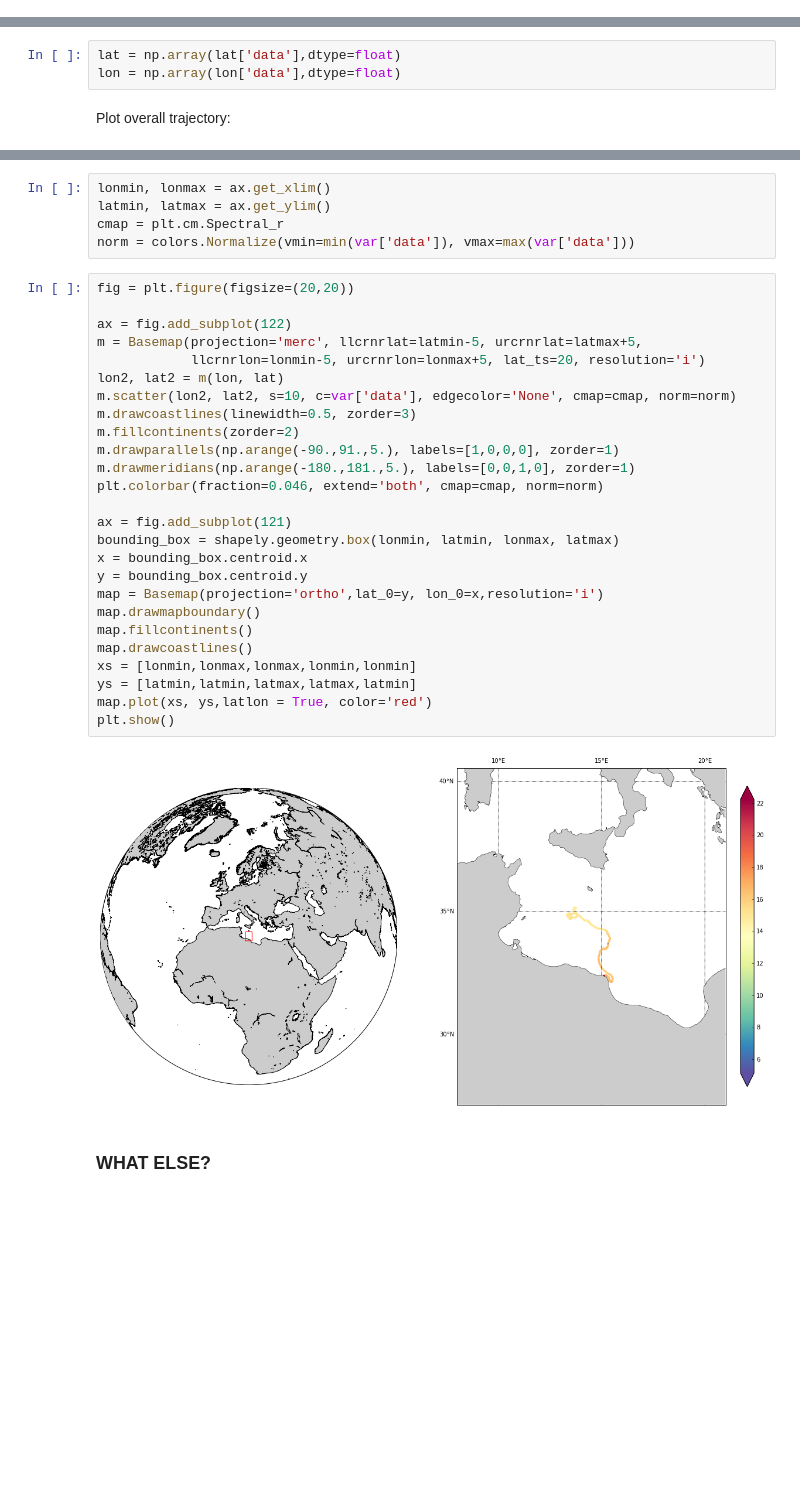
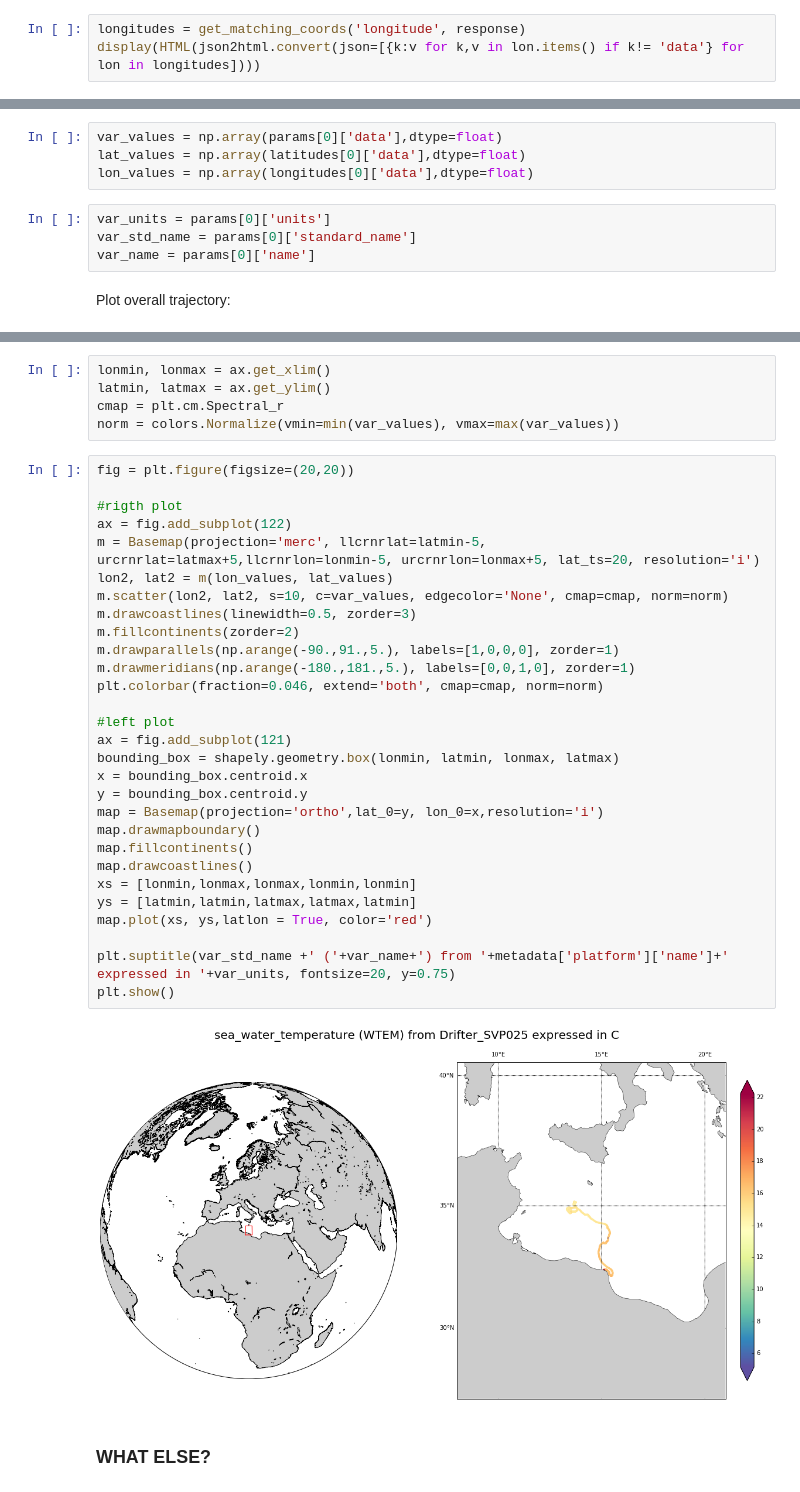
Before and after one commit to socib/API_examples, a Jupyter notebook: data_sources/requesting_a_data_sources_data.ipynb, the cells around one changed output, grey strips where cells are left out. Saved outputs shown, nothing was run; the diff lists cells and outputs as text; blank space fills up the shorter version.

Commit message:
notebooks updates to match last API changes in layout and query parameters

```diff
--- a/data_sources/requesting_a_data_sources_data.ipynb
+++ b/data_sources/requesting_a_data_sources_data.ipynb
@@ -196,0 +217,3 @@ lon = get_coordinate(response, coord_name_2,'L1','trajectory')[0]
+# %%
+longitudes = get_matching_coords('longitude', response)
+display(HTML(json2html.convert(json=[{k:v for k,v in lon.items() if k!= 'data'} for lon in longitudes])))
@@ -197,6 +225,11 @@ lon = get_coordinate(response, coord_name_2,'L1','trajectory')[0]
 # %%
-lat = np.array(lat['data'],dtype=float)
-lon = np.array(lon['data'],dtype=float)
+var_values = np.array(params[0]['data'],dtype=float)
+lat_values = np.array(latitudes[0]['data'],dtype=float)
+lon_values = np.array(longitudes[0]['data'],dtype=float)
+# %%
+var_units = params[0]['units']
+var_std_name = params[0]['standard_name']
+var_name = params[0]['name']
 # %% [markdown]
 Plot overall trajectory:
 # %%
@@ -214,35 +254,38 @@ Detailed view:
 lonmin, lonmax = ax.get_xlim()
 latmin, latmax = ax.get_ylim()
 cmap = plt.cm.Spectral_r
-norm = colors.Normalize(vmin=min(var['data']), vmax=max(var['data']))
+norm = colors.Normalize(vmin=min(var_values), vmax=max(var_values))
 # %%
 fig = plt.figure(figsize=(20,20))
 
+#rigth plot
 ax = fig.add_subplot(122)
-m = Basemap(projection='merc', llcrnrlat=latmin-5, urcrnrlat=latmax+5,
-            llcrnrlon=lonmin-5, urcrnrlon=lonmax+5, lat_ts=20, resolution='i')
-lon2, lat2 = m(lon, lat)
-m.scatter(lon2, lat2, s=10, c=var['data'], edgecolor='None', cmap=cmap, norm=norm)
+m = Basemap(projection='merc', llcrnrlat=latmin-5, urcrnrlat=latmax+5,llcrnrlon=lonmin-5, urcrnrlon=lonmax+5, lat_ts=20, resolution='i')
+lon2, lat2 = m(lon_values, lat_values)
+m.scatter(lon2, lat2, s=10, c=var_values, edgecolor='None', cmap=cmap, norm=norm)
 m.drawcoastlines(linewidth=0.5, zorder=3)
 m.fillcontinents(zorder=2)
 m.drawparallels(np.arange(-90.,91.,5.), labels=[1,0,0,0], zorder=1)
 m.drawmeridians(np.arange(-180.,181.,5.), labels=[0,0,1,0], zorder=1)
 plt.colorbar(fraction=0.046, extend='both', cmap=cmap, norm=norm)
 
+#left plot
 ax = fig.add_subplot(121)
 bounding_box = shapely.geometry.box(lonmin, latmin, lonmax, latmax)
 x = bounding_box.centroid.x
 y = bounding_box.centroid.y
 map = Basemap(projection='ortho',lat_0=y, lon_0=x,resolution='i')
 map.drawmapboundary()
 map.fillcontinents()
 map.drawcoastlines()
 xs = [lonmin,lonmax,lonmax,lonmin,lonmin]
 ys = [latmin,latmin,latmax,latmax,latmin]
 map.plot(xs, ys,latlon = True, color='red')
+
+plt.suptitle(var_std_name +' ('+var_name+') from '+metadata['platform']['name']+' expressed in '+var_units, fontsize=20, y=0.75)
 plt.show()
 # %% [output]
-[figure, old version]
+[figure, new version]
 # %% [markdown]
 <h3> WHAT ELSE?</h3>
 # %% [markdown]
```
Also changed, not shown: parts of 33 cells of this notebook, 5 other files.
